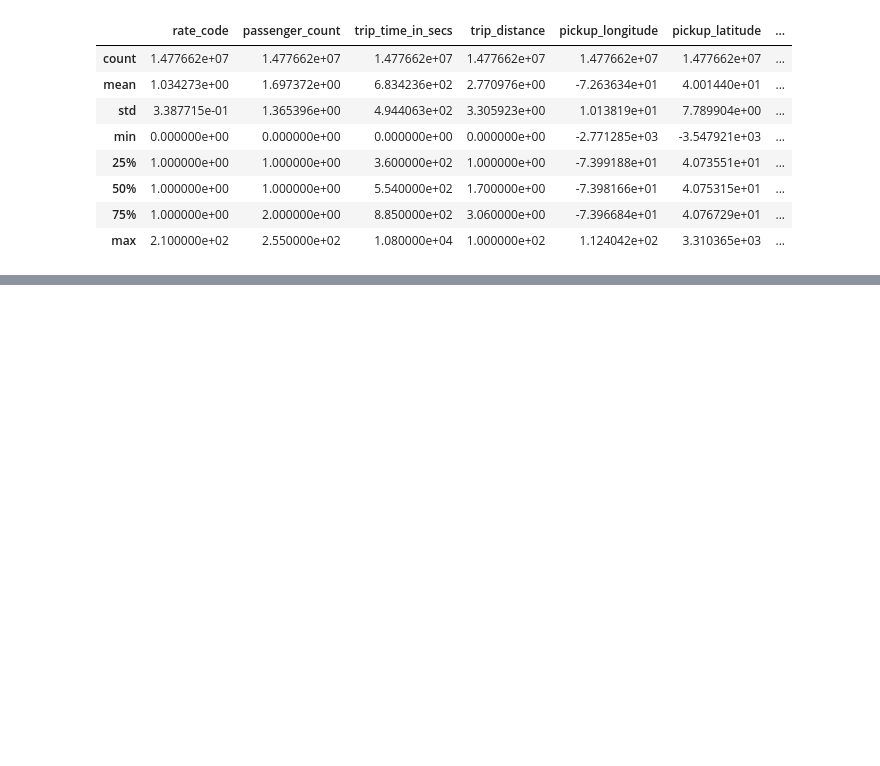
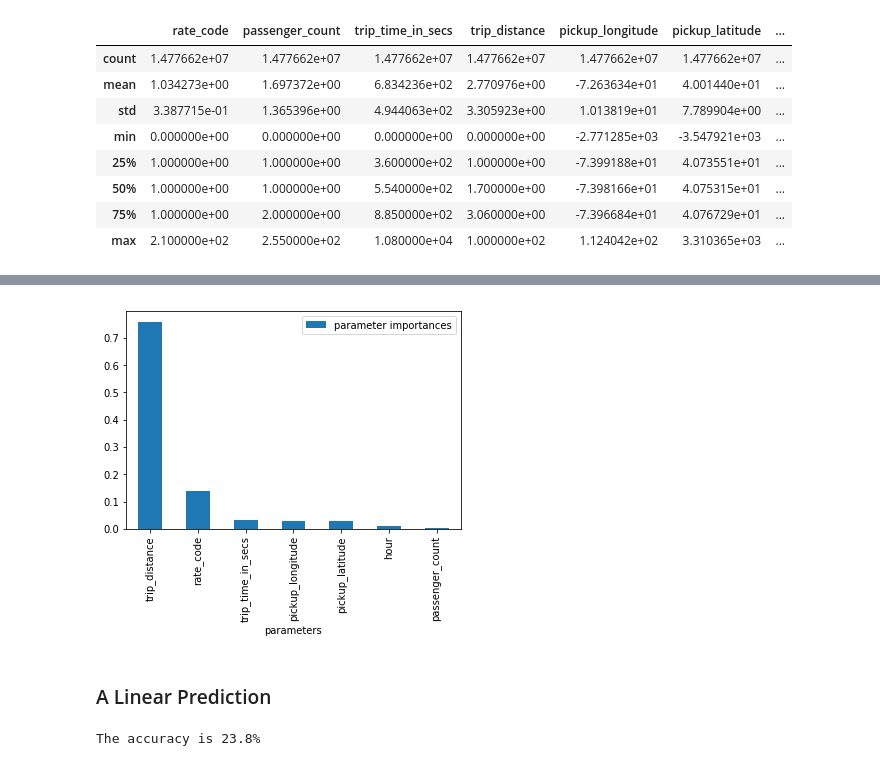
Before and after one commit to loicveyssiere/taxi-nyc, a Jupyter notebook: Notebook.ipynb, the cells around one changed output, grey strips where cells are left out. Drawn from its saved outputs; the diff is of its cells as text; code cells hidden in the pictures; blank space fills up the shorter version.

Commit message:
add sone linear model and an exploration based on taxi licences

```diff
--- a/Notebook.ipynb
+++ b/Notebook.ipynb
@@ -62,8 +104,11 @@ core.plot_time_series(hour_sample[selection], minute_sample[selection])
+# %%
+date = pd.to_datetime("2013-01-13T09:00:00")
+selection = "total_amount" #"tolls_amount"
 # %%
 # Warning, Chrome restriction to 66k point for the heatmap. The viz is limited to a few hours scope
-date = pd.to_datetime("2013-01-10T09:10:00")
-selection = "total_amount"#"tolls_amount"
-df = full.loc[((full.index.get_level_values('pickup_datetime').day == date.day) & (full.index.get_level_values('pickup_datetime').hour == date.hour)) ]
+df = full.loc[(
+    (full.index.get_level_values('pickup_datetime').day == date.day) &
+    (full.index.get_level_values('pickup_datetime').hour == date.hour))]
 core.heatmap(df, lat_col='pickup_latitude', lon_col='pickup_longitude', \
     zoom_start=11, heat_map_weights_col=selection, heat_map_radius=10)
 # %% [output]
@@ -70,0 +162,25 @@ core.heatmap(df, lat_col='pickup_latitude', lon_col='pickup_longitude', \
+# %%
+# Function that train a random forest classifier with the specific parameters passed in argument.
+# It returns the training data set X, the labels y, the prediction y_pred and the classifier used.
+def random_forest_predict(df, to_predict, parameters, n_estim=10, max_dep=2):
+    X = df[parameters]
+    y = df[to_predict]
+    classifier = RandomForestRegressor(n_estimators=n_estim, max_depth=max_dep)
+    classifier.fit(X,y)
+
+    y_pred = classifier.predict(X)
+    return X, y, y_pred, classifier
+
+scoring = 'explained_variance'
+def score(y, y_pred):
+    return metrics.explained_variance_score(y, y_pred)
+# %%
+df = full.loc[(
+    (full.index.get_level_values('pickup_datetime').day == date.day))].reset_index(drop=True)
+df = df[df["rate_code"] != 5]
+df["hour"] = df["pickup_datetime"].dt.hour
+parameters = ["rate_code", "passenger_count", "trip_time_in_secs", "trip_distance", "pickup_longitude", "pickup_latitude", "hour"]
+to_predict = "fare_amount"
+X, y, y_pred, classifier = random_forest_predict(df, to_predict, parameters, n_estim=20, max_dep=6)
+
+print('The accuracy is {0:.1f}%'.format(score(y, y_pred)*100))
@@ -70,0 +203,10 @@ core.heatmap(df, lat_col='pickup_latitude', lon_col='pickup_longitude', \
+# %%
+# Plot the list of parameters
+df_parameters_importances = pd.DataFrame({"parameters": parameters, "parameter importances": classifier.feature_importances_})
+df_parameters_importances = df_parameters_importances.set_index("parameters")
+df_parameters_importances = df_parameters_importances.sort_values("parameter importances", ascending=False)
+df_parameters_importances.plot(kind="bar");
+# %% [output]
+[figure, added]
+# %% [markdown]
+### A Linear Prediction
@@ -70,0 +223,6 @@ core.heatmap(df, lat_col='pickup_latitude', lon_col='pickup_longitude', \
+# %%
+X, y, y_pred, classifier = ridge_predict(df, to_predict, parameters)
+
+print('The accuracy is {0:.1f}%'.format(score(y, y_pred)*100))
+# %% [output]
+The accuracy is 23.8%
```
Also changed, not shown: parts of 39 cells of this notebook, 1 other file.
